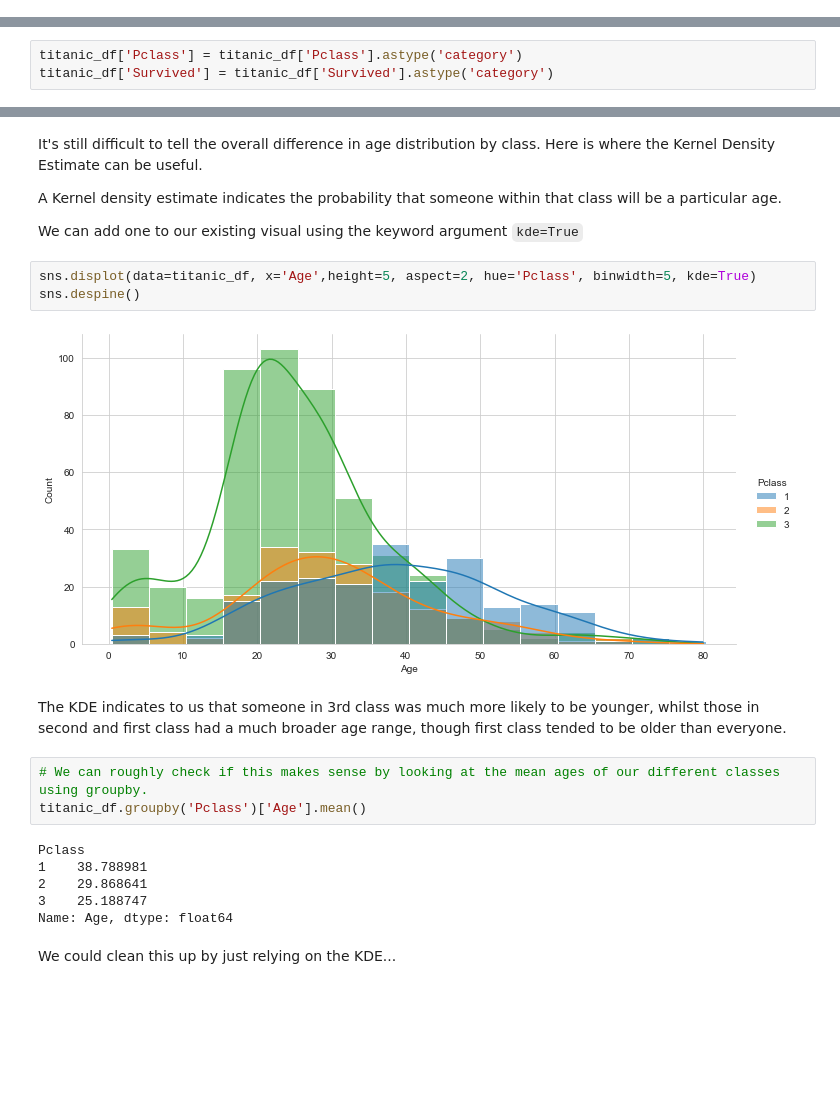
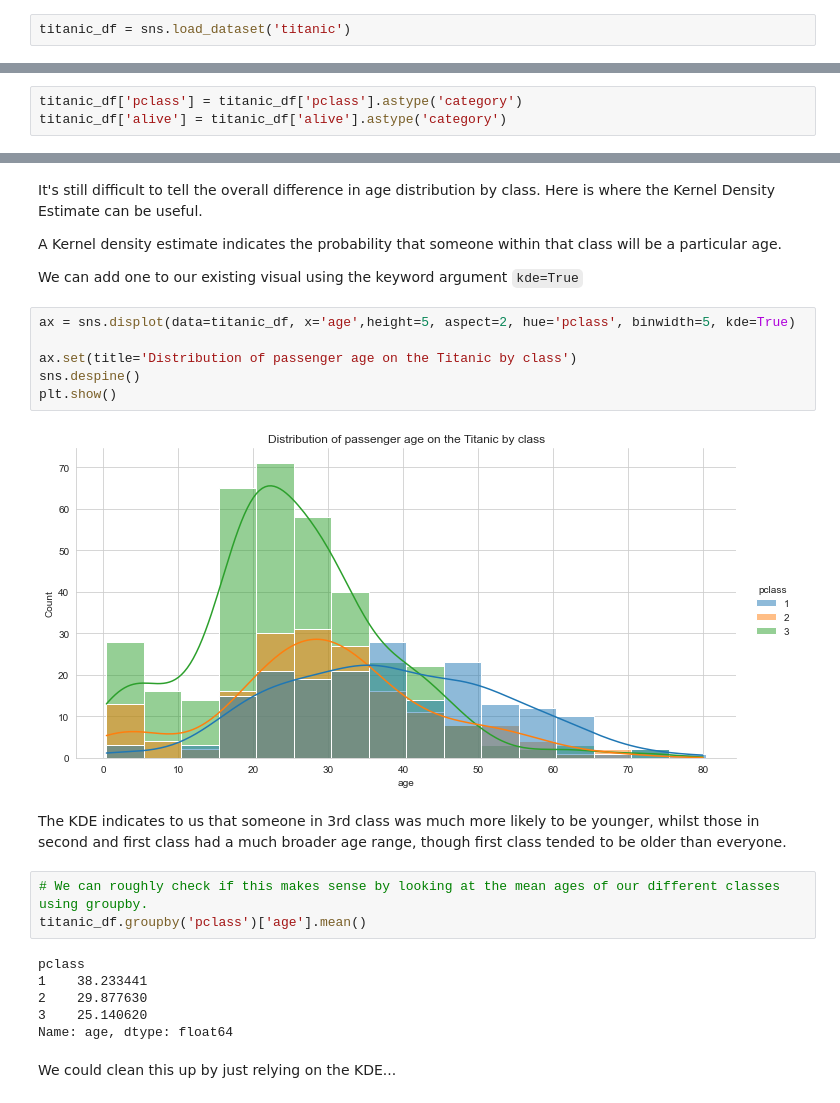
Before and after one commit to Minyall/sc207_materials, a Jupyter notebook: 4-5_pandas/5 - Data Exploration and Visualisation with Pandas-full.ipynb.ipynb, the cells around one changed output, grey strips where cells are left out. Cells and saved outputs as stored; diff of their text form; blank space fills up the shorter version.

```diff
--- a/4-5_pandas/5 - Data Exploration and Visualisation with Pandas-full.ipynb.ipynb
+++ b/4-5_pandas/5 - Data Exploration and Visualisation with Pandas-full.ipynb.ipynb
@@ -26,3 +17,5 @@ titanic_df = pd.read_csv('titanic.csv')
+# %%
+titanic_df = sns.load_dataset('titanic')
 # %%
 # We take a look at the data as normal
 
@@ -91,5 +103,5 @@ titanic_df.describe()
 # %%
-titanic_df['Pclass'] = titanic_df['Pclass'].astype('category')
-titanic_df['Survived'] = titanic_df['Survived'].astype('category')
+titanic_df['pclass'] = titanic_df['pclass'].astype('category')
+titanic_df['alive'] = titanic_df['alive'].astype('category')
 # %%
 # For the distributions we can get the raw figures using .value_counts
@@ -141,20 +232,23 @@ A Kernel density estimate indicates the probability that someone within that cla
 
 We can add one to our existing visual using the keyword argument `kde=True`
 # %%
-sns.displot(data=titanic_df, x='Age',height=5, aspect=2, hue='Pclass', binwidth=5, kde=True)
+ax = sns.displot(data=titanic_df, x='age',height=5, aspect=2, hue='pclass', binwidth=5, kde=True)
+
+ax.set(title='Distribution of passenger age on the Titanic by class')
 sns.despine()
+plt.show()
 # %% [output]
-[figure, old version]
+[figure, new version]
 # %% [markdown]
 The KDE indicates to us that someone in 3rd class was much more likely to be younger, whilst those in second and first class had a much broader age range, though first class tended to be older than everyone.
 # %%
 # We can roughly check if this makes sense by looking at the mean ages of our different classes using groupby.
-titanic_df.groupby('Pclass')['Age'].mean()
+titanic_df.groupby('pclass')['age'].mean()
 # %% [output]
-Pclass
-1    38.788981
-2    29.868641
-3    25.188747
-Name: Age, dtype: float64
+pclass
+1    38.233441
+2    29.877630
+3    25.140620
+Name: age, dtype: float64
 # %% [markdown]
 We could clean this up by just relying on the KDE...
```
Also changed, not shown: parts of 57 cells of this notebook.
